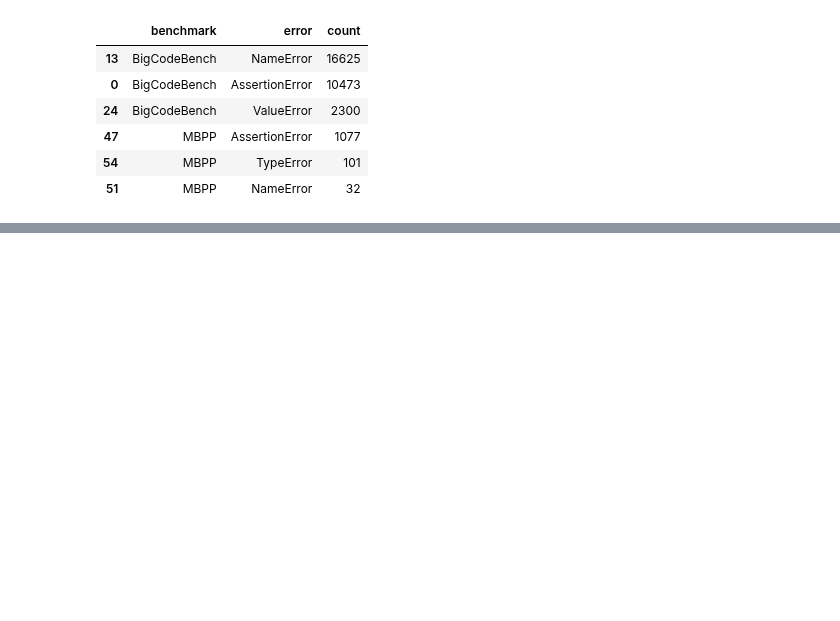
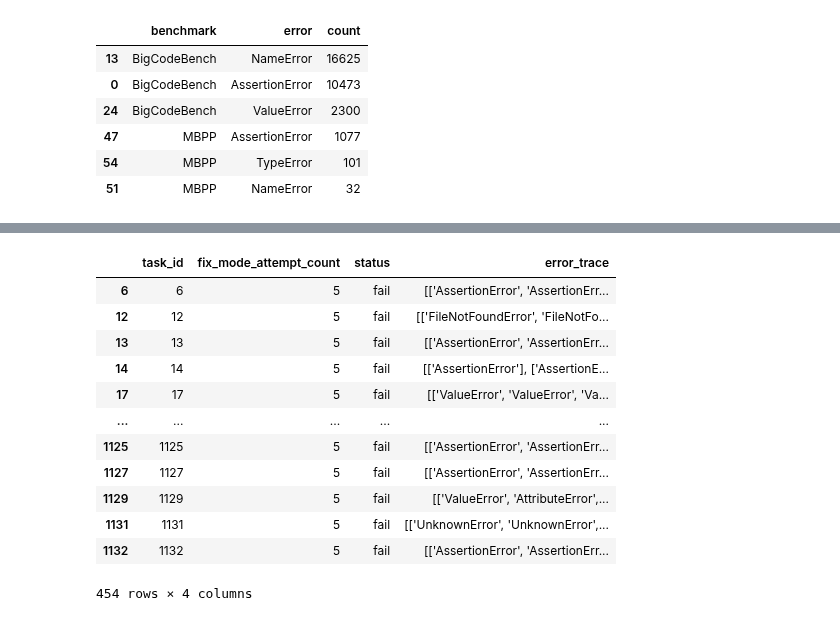
Before and after one commit to TheOpenSI/SYNKRASIS, a Jupyter notebook: experiment_results/ErrorAnalyser.ipynb, the cells around one changed output, grey strips where cells are left out. Drawn from its saved outputs; the diff is of its cells as text; code cells hidden in the pictures; blank space fills up the shorter version.

```diff
--- a/experiment_results/ErrorAnalyser.ipynb
+++ b/experiment_results/ErrorAnalyser.ipynb
@@ -262,0 +306,20 @@ benchmark_totals.sort_values(["benchmark", "count"], ascending=[True, False]).gr
+# %%
+fail_df = df[
+    df["status"]=="fail"
+]
+# %%
+fail_df
+# %% [output]
+|  | task_id | fix_mode_attempt_count | status | error_trace |
+| 6 | 6 | 5 | fail | [['AssertionError', 'AssertionErr... |
+| 12 | 12 | 5 | fail | [['FileNotFoundError', 'FileNotFo... |
+| 13 | 13 | 5 | fail | [['AssertionError', 'AssertionErr... |
+| 14 | 14 | 5 | fail | [['AssertionError'], ['AssertionE... |
+| 17 | 17 | 5 | fail | [['ValueError', 'ValueError', 'Va... |
+| ... | ... | ... | ... | ... |
+| 1125 | 1125 | 5 | fail | [['AssertionError', 'AssertionErr... |
+| 1127 | 1127 | 5 | fail | [['AssertionError', 'AssertionErr... |
+| 1129 | 1129 | 5 | fail | [['ValueError', 'AttributeError',... |
+| 1131 | 1131 | 5 | fail | [['UnknownError', 'UnknownError',... |
+| 1132 | 1132 | 5 | fail | [['AssertionError', 'AssertionErr... |
+454 rows × 4 columns
```
Also changed, not shown: parts of 9 cells of this notebook.
